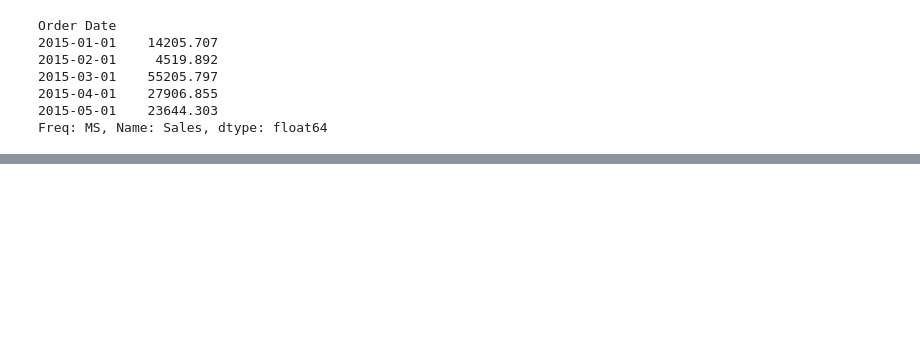
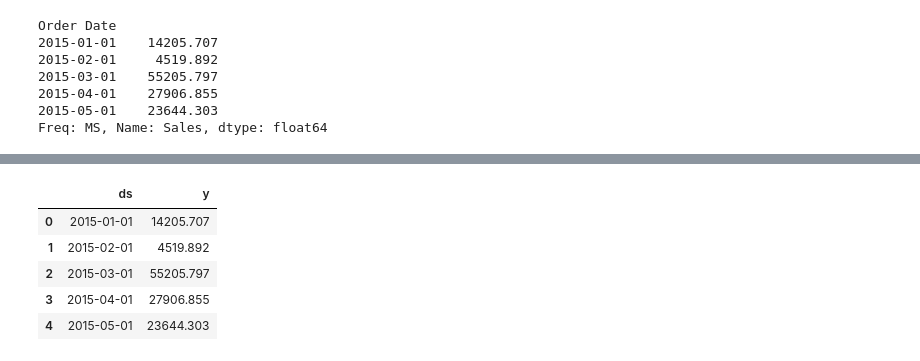
Before and after one commit to mutembeic/FUTURE_ML_01, a Jupyter notebook: notebooks/01_sales_forecasting.ipynb, the cells around one changed output, grey strips where cells are left out. Drawn from its saved outputs; the diff is of its cells as text; code cells hidden in the pictures; blank space fills up the shorter version.

```diff
--- a/notebooks/01_sales_forecasting.ipynb
+++ b/notebooks/01_sales_forecasting.ipynb
@@ -158,0 +255,16 @@ Freq: MS, Name: Sales, dtype: float64
+# %%
+# Reset index to turn the date index into a column
+prophet_df = monthly_sales.reset_index()
+
+# Rename columns to 'ds' and 'y' as required by Prophet
+prophet_df.columns = ['ds', 'y']
+
+# Display the first 5 rows of the prepared data
+prophet_df.head()
+# %% [output]
+|  | ds | y |
+| 0 | 2015-01-01 | 14205.707 |
+| 1 | 2015-02-01 | 4519.892 |
+| 2 | 2015-03-01 | 55205.797 |
+| 3 | 2015-04-01 | 27906.855 |
+| 4 | 2015-05-01 | 23644.303 |
```
Also changed, not shown: parts of 9 cells of this notebook.
